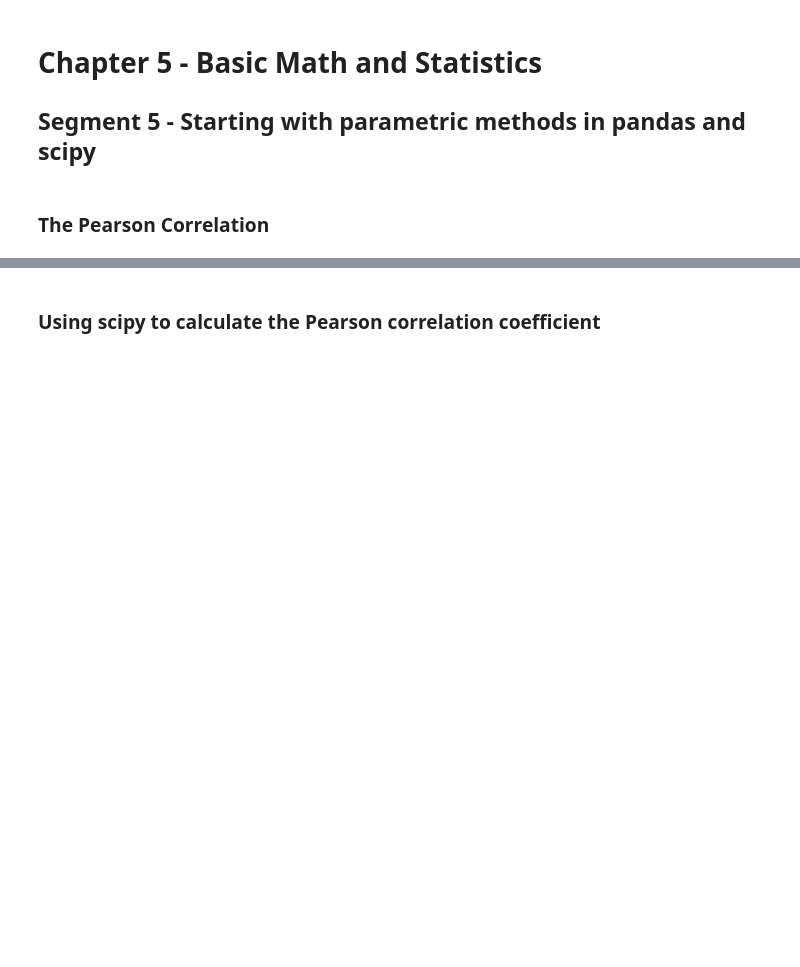
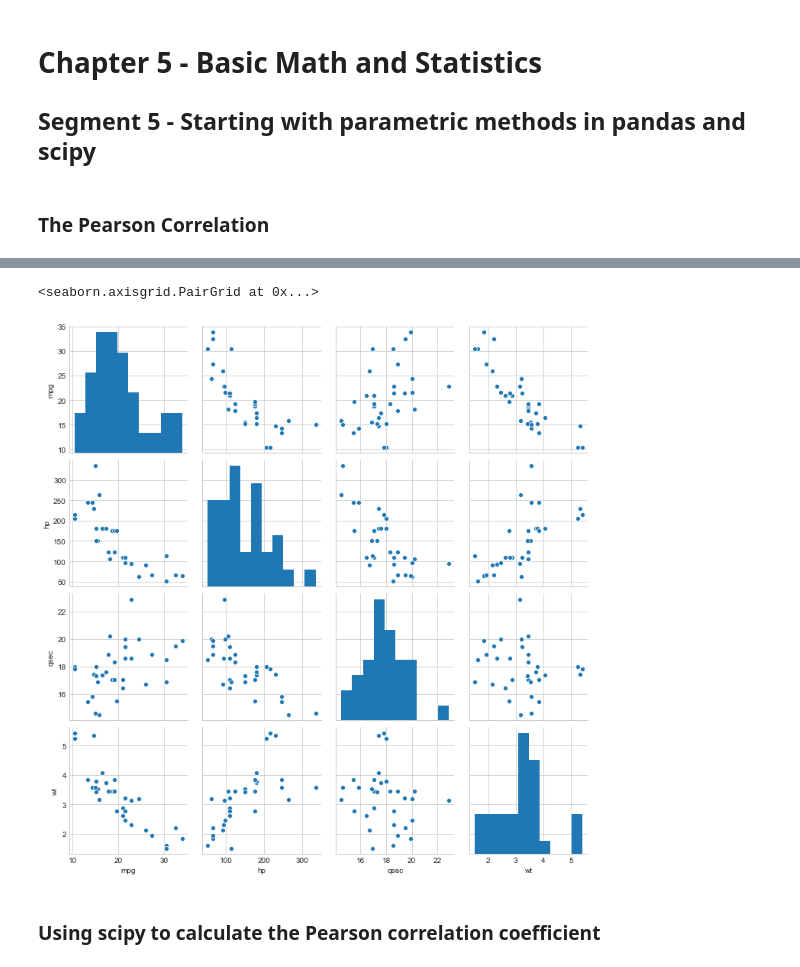
Before and after one commit to smrtRock/CodeSamples, a Jupyter notebook: Python-ForDataScience/Exercise Files/05_05_begin/05_05_begin.ipynb, the cells around one changed output, grey strips where cells are left out. Cells and saved outputs as stored; diff of their text form; code cells hidden in the pictures; blank space fills up the shorter version.

```diff
--- a/Python-ForDataScience/Exercise Files/05_05_begin/05_05_begin.ipynb
+++ b/Python-ForDataScience/Exercise Files/05_05_begin/05_05_begin.ipynb
@@ -25,2 +30,8 @@ from scipy.stats.stats import pearsonr
+# %%
+x = cars[['mpg','hp','qsec','wt']]
+sb.pairplot(x)
+# %% [output]
+<seaborn.axisgrid.PairGrid at 0x...>
+[figure, added]
 # %% [markdown]
 ### Using scipy to calculate the Pearson correlation coefficient
```
Also changed, not shown: parts of 14 cells of this notebook, 2 other files.
